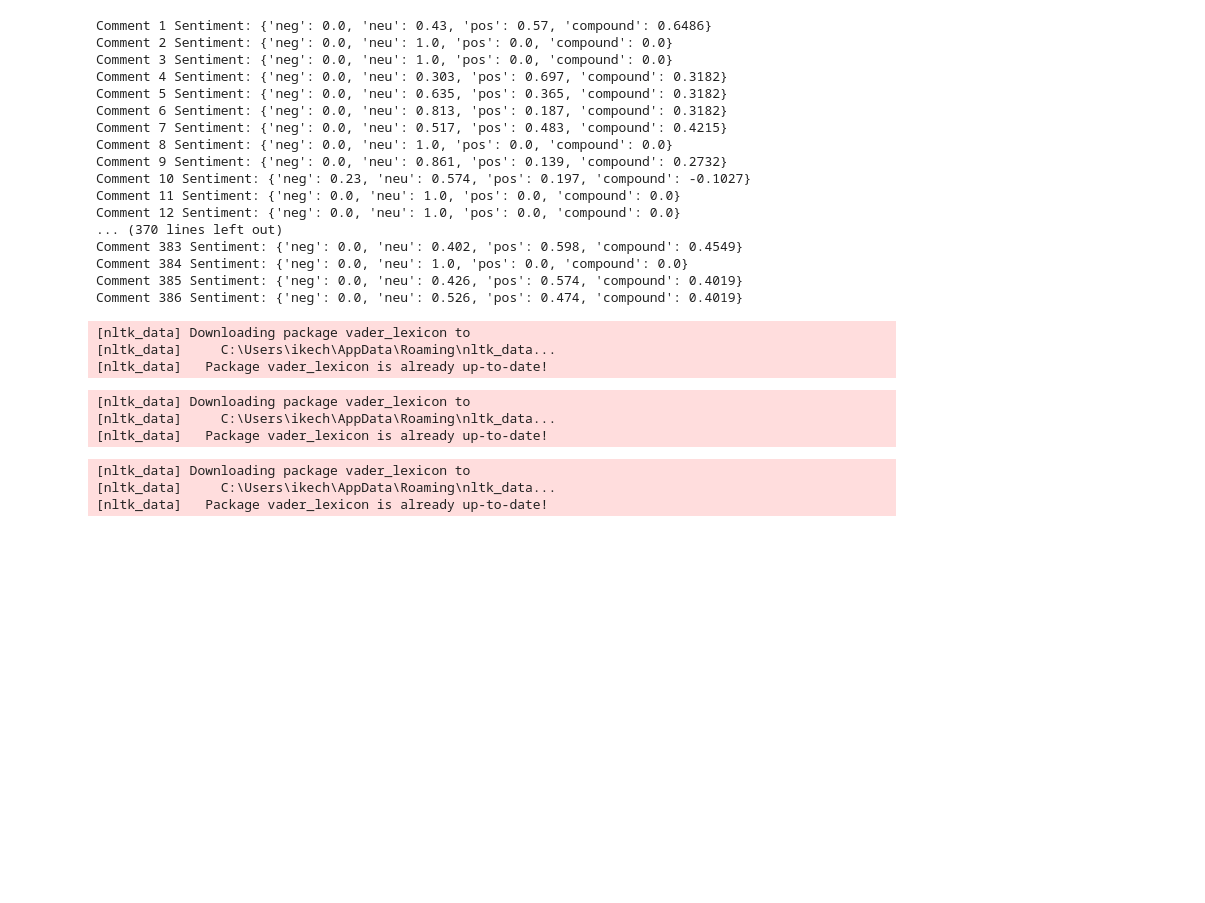
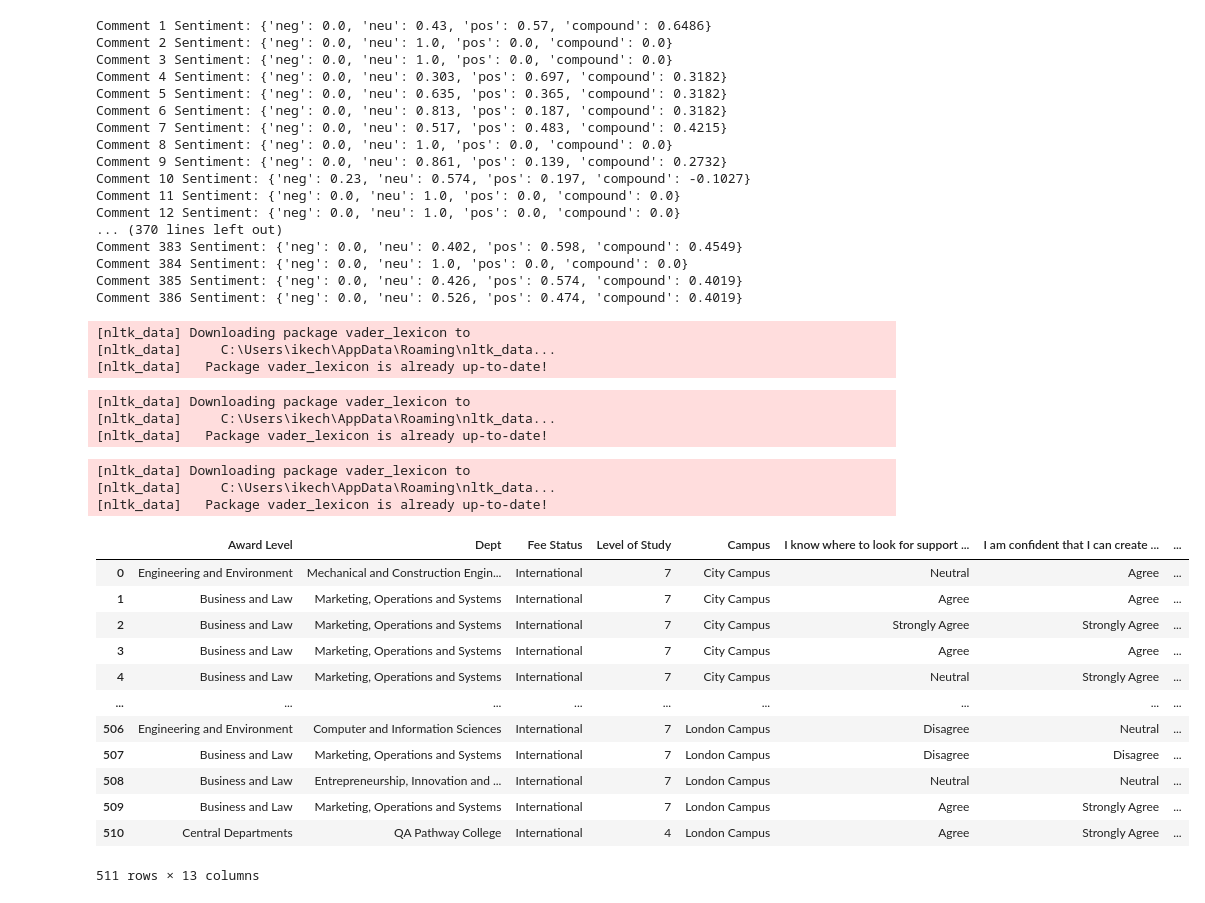
Before and after one commit to ikechukwuelijah/northumbriaSU, a Jupyter notebook: Northumbria SU.ipynb, the cells around one changed output. Cells and saved outputs as stored; diff of their text form; code cells hidden in the pictures; blank space fills up the shorter version.

```diff
--- a/Northumbria SU.ipynb
+++ b/Northumbria SU.ipynb
@@ -426,0 +435,16 @@ data2.to_csv('sentiment3_scores.csv', index=False)
+# %%
+data
+# %% [output]
+|  | Award Level | Dept | Fee Status | Level of Study | Campus | I know where to look for support ... | I am confident that I can create ... | ... |
+| 0 | Engineering and Environment | Mechanical and Construction Engin... | International | 7 | City Campus | Neutral | Agree | ... |
+| 1 | Business and Law | Marketing, Operations and Systems | International | 7 | City Campus | Agree | Agree | ... |
+| 2 | Business and Law | Marketing, Operations and Systems | International | 7 | City Campus | Strongly Agree | Strongly Agree | ... |
+| 3 | Business and Law | Marketing, Operations and Systems | International | 7 | City Campus | Agree | Agree | ... |
+| 4 | Business and Law | Marketing, Operations and Systems | International | 7 | City Campus | Neutral | Strongly Agree | ... |
+| ... | ... | ... | ... | ... | ... | ... | ... | ... |
+| 506 | Engineering and Environment | Computer and Information Sciences | International | 7 | London Campus | Disagree | Neutral | ... |
+| 507 | Business and Law | Marketing, Operations and Systems | International | 7 | London Campus | Disagree | Disagree | ... |
+| 508 | Business and Law | Entrepreneurship, Innovation and ... | International | 7 | London Campus | Neutral | Neutral | ... |
+| 509 | Business and Law | Marketing, Operations and Systems | International | 7 | London Campus | Agree | Strongly Agree | ... |
+| 510 | Central Departments | QA Pathway College | International | 4 | London Campus | Agree | Strongly Agree | ... |
+511 rows × 13 columns
```
Also changed, not shown: parts of 5 cells of this notebook.
